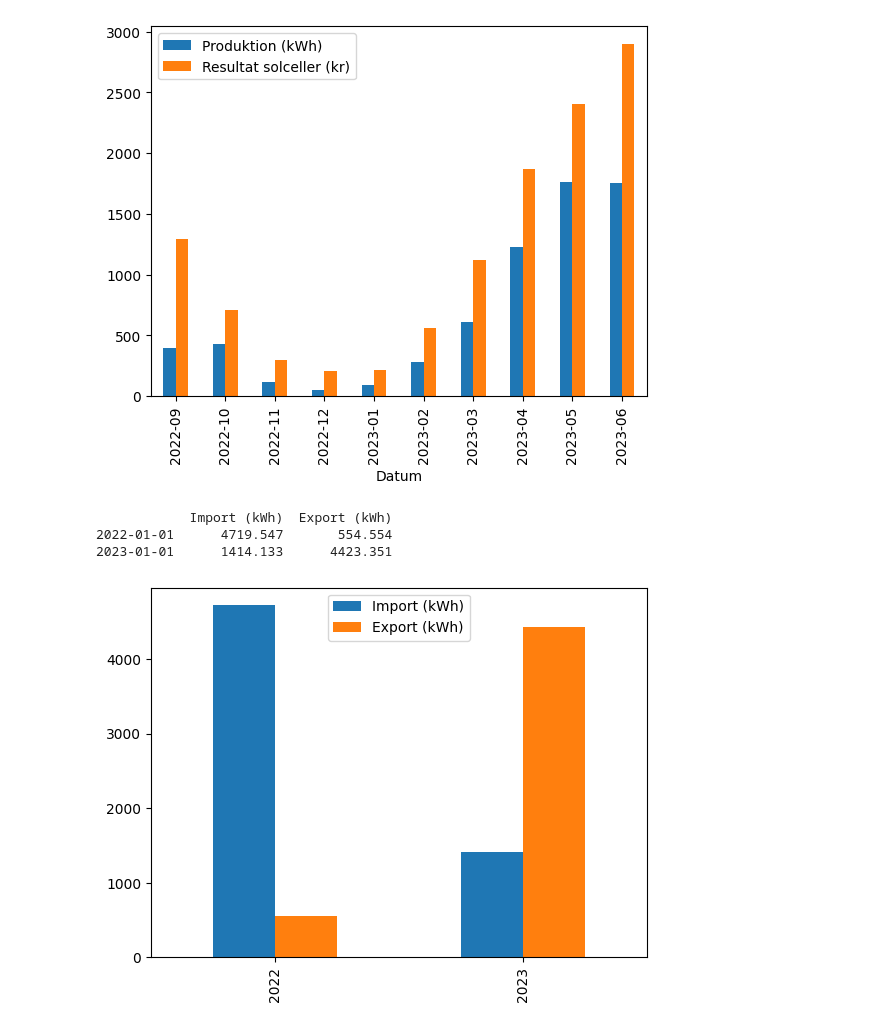
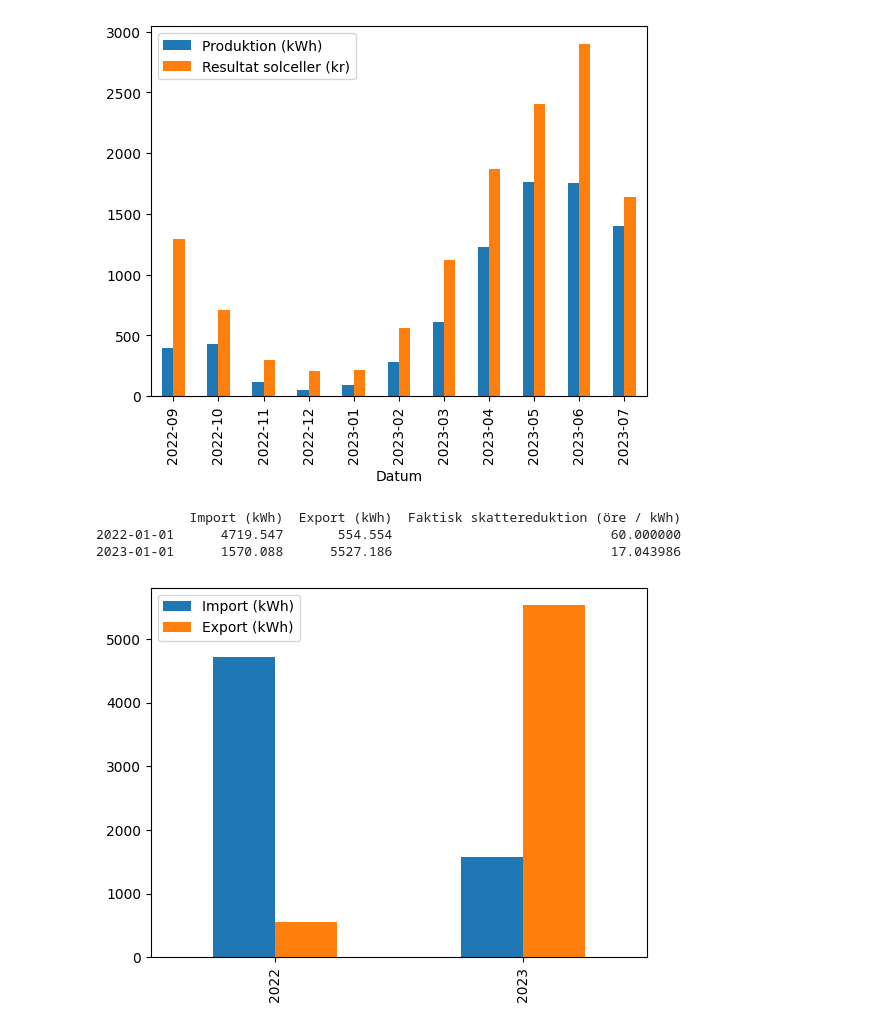
Before and after one commit to frolswe/sol, a Jupyter notebook: solceller.ipynb, the cells around one changed output. Drawn from its saved outputs; the diff is of its cells as text; code cells hidden in the pictures.

```diff
--- a/solceller.ipynb
+++ b/solceller.ipynb
@@ -8,6 +8,7 @@
 # Alla priser utan moms.
 data = {
     # Månad,    Produktion (kWh), Import (kWh), Export (kWh), Pris export (öre/kWh), Pris Tibber (öre/kWh), Pris Kraftringen (öre/kWh)
+    "2023-07": [         1401   ,      155.955,     1103.835,                40.28,                  50.66, 63.24/1.25                ], # Från kraftringen.se 2023-08-03
     "2023-06": [         1750   ,      132.341,     1430.73 ,                82.89,                 120.12, 141.89/1.25               ], # Från kraftringen.se 2023-07-08
     "2023-05": [         1764   ,      151.801,     1435.235,                54.94,                  88.49, 105.39/1.25               ], # Från kraftringen.se 2023-06-09
     "2023-04": [         1230   ,      194.71 ,      959.93 ,                71.78,                  82.54, 107.33/1.25               ], # Från kraftringen.se 2023-05-21
@@ -202,29 +203,33 @@ dfr["Resultat solceller (kr)"] = dfr["Resultat solceller"]
 ax = dfr[["Produktion (kWh)", "Resultat solceller (kr)"]].plot.bar()
 _ = ax.set_xticklabels([d.strftime("%Y-%m") for d in dfr.index])
 # %% [output]
-[figure, old version]
+[figure, new version]
 # %%
 # Visualisera import och export per år.
 
 import datetime
 
 dfy = pd.DataFrame()
 for d in df.index:
     y = datetime.datetime.strptime(str(d.year), "%Y")
     if not y in dfy.index:
         dfy.loc[y, "Import (kWh)"] = 0.0
         dfy.loc[y, "Export (kWh)"] = 0.0
     if not np.isnan(df.loc[d, "Import"]):
         dfy.loc[y, "Import (kWh)"] += df.loc[d, "Import"]
     if not np.isnan(df.loc[d, "Export"]):
         dfy.loc[y, "Export (kWh)"] += df.loc[d, "Export"]
 
+for d in dfy.index:
+    y = datetime.datetime.strptime(str(d.year), "%Y")
+    dfy.loc[y, "Faktisk skattereduktion (öre / kWh)"] = min(60.0, 60.0 * dfy.loc[y, "Import (kWh)"] / dfy.loc[y, "Export (kWh)"])
+
 print(dfy)
 
 ax = dfy[["Import (kWh)", "Export (kWh)"]].plot.bar()
 _ = ax.set_xticklabels([d.strftime("%Y") for d in dfy.index])
 # %% [output]
-            Import (kWh)  Export (kWh)
-2022-01-01      4719.547       554.554
-2023-01-01      1414.133      4423.351
+            Import (kWh)  Export (kWh)  Faktisk skattereduktion (öre / kWh)
+2022-01-01      4719.547       554.554                            60.000000
+2023-01-01      1570.088      5527.186                            17.043986
-[figure, old version]
+[figure, new version]
```
Also changed, not shown: parts of 2 cells of this notebook.
